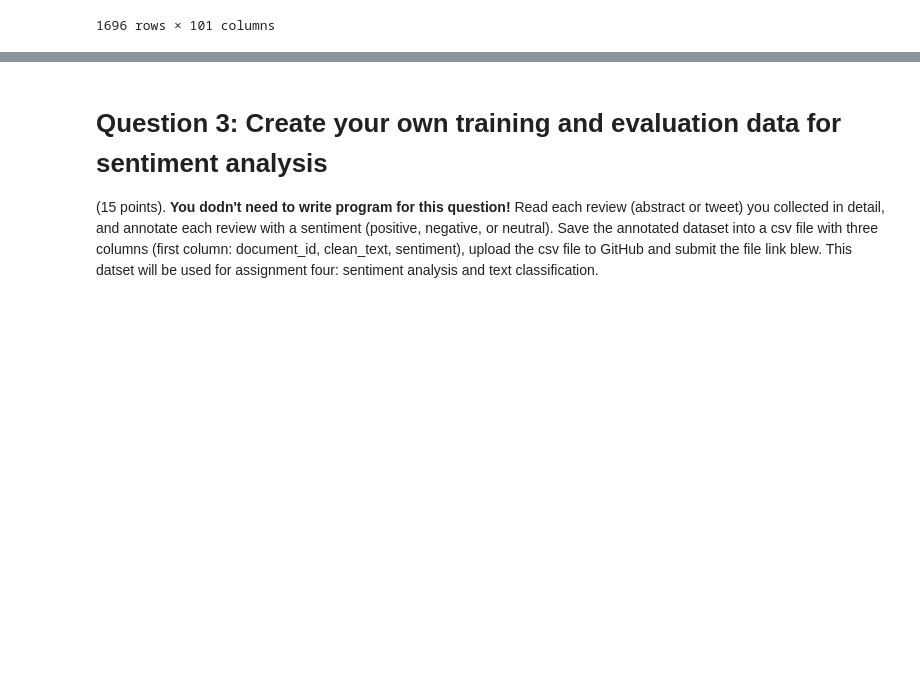
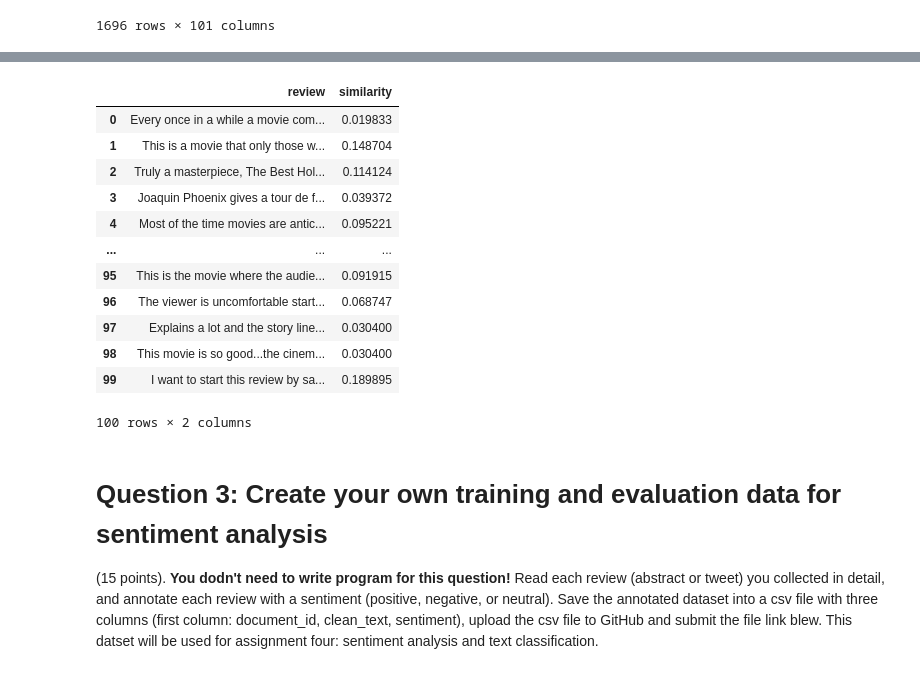
Before and after one commit to akhiltabjula/ComputationalMethodsForInformationSystems, a Jupyter notebook: INFO5731_Assignment_Three.ipynb, the cells around one changed output, grey strips where cells are left out. Cells and saved outputs as stored; diff of their text form; code cells hidden in the pictures; blank space fills up the shorter version.

```diff
--- a/INFO5731_Assignment_Three.ipynb
+++ b/INFO5731_Assignment_Three.ipynb
@@ -318,3 +338,54 @@ result_df
+# %%
+#tokenize the data
+from nltk.tokenize import word_tokenize
+#stop words removal
+tokens_sen= word_tokenize(comp_sentence)
+stop_words= stopwords.words('english')
+
+stopWordsrm = [i for i in tokens_sen if not i in stop_words]
+sentences_tkns=' '.join([ws.lemmatize(i) for i in stopWordsrm])
+lemmatized_df=set(word_tokenize(sentences_tkns))
+# %%
+def create_vector(i, reference,vector):
+  if i in reference:
+    vector.append(1)
+  else:
+    vector.append(0)
+  return vector
+similarities=list()
+for data in required_df["cleaned_data"]:
+  data = str(data)
+  tkns_data=set(word_tokenize(data))
+  total_data=tkns_data.union(lemmatized_df)
+  x=list();  y=list()
+  for i in total_data:
+    #create  x
+    x = create_vector(i,tkns_data,x)
+    #cretae y
+    y = create_vector(i,lemmatized_df,y)
+  sim=0
+  for i in range(len(total_data)):
+    sim = sim+compute_similarity(x,y)
+  similarities.append(sim/100)
+# %%
+
+required_df["similarity"] = similarities
+# %%
+required_df[["review","similarity"]]
+# %% [output]
+|  | review | similarity |
+| 0 | Every once in a while a movie com... | 0.019833 |
+| 1 | This is a movie that only those w... | 0.148704 |
+| 2 | Truly a masterpiece, The Best Hol... | 0.114124 |
+| 3 | Joaquin Phoenix gives a tour de f... | 0.039372 |
+| 4 | Most of the time movies are antic... | 0.095221 |
+| ... | ... | ... |
+| 95 | This is the movie where the audie... | 0.091915 |
+| 96 | The viewer is uncomfortable start... | 0.068747 |
+| 97 | Explains a lot and the story line... | 0.030400 |
+| 98 | This movie is so good...the cinem... | 0.030400 |
+| 99 | I want to start this review by sa... | 0.189895 |
+100 rows × 2 columns
 # %% [markdown]
 
 # **Question 3: Create your own training and evaluation data for sentiment analysis**
```
Also changed, not shown: parts of 3 cells of this notebook.
